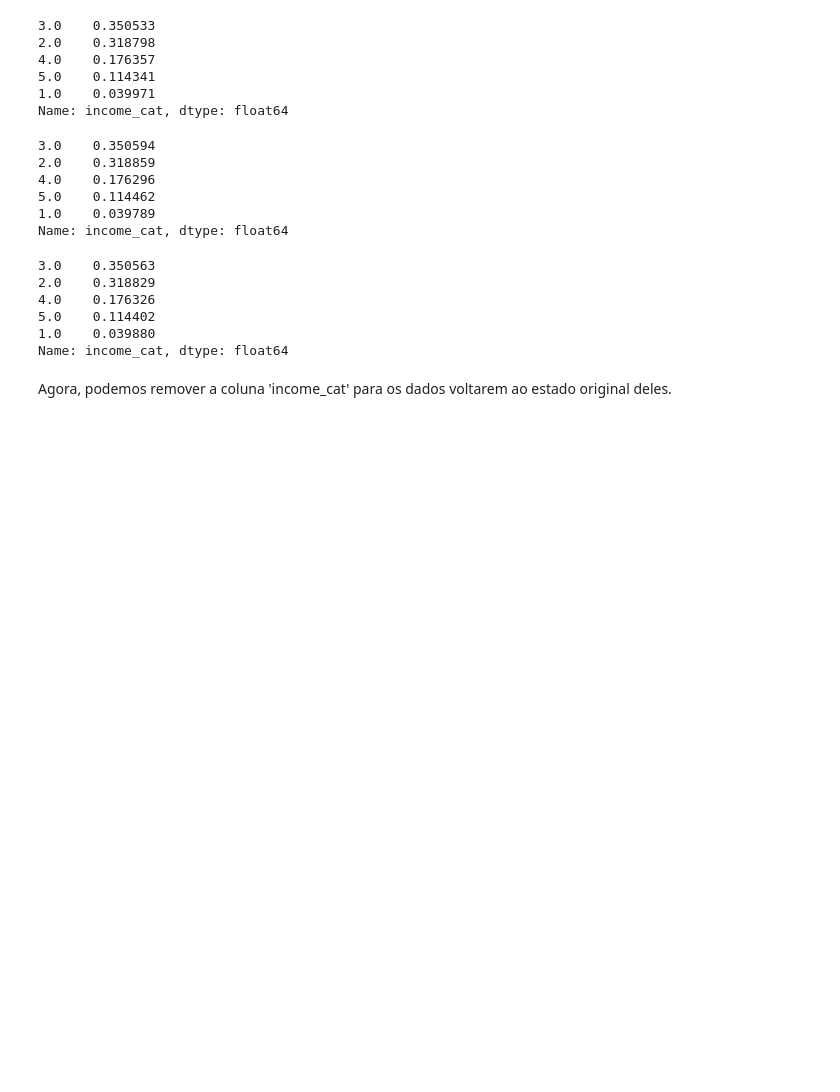
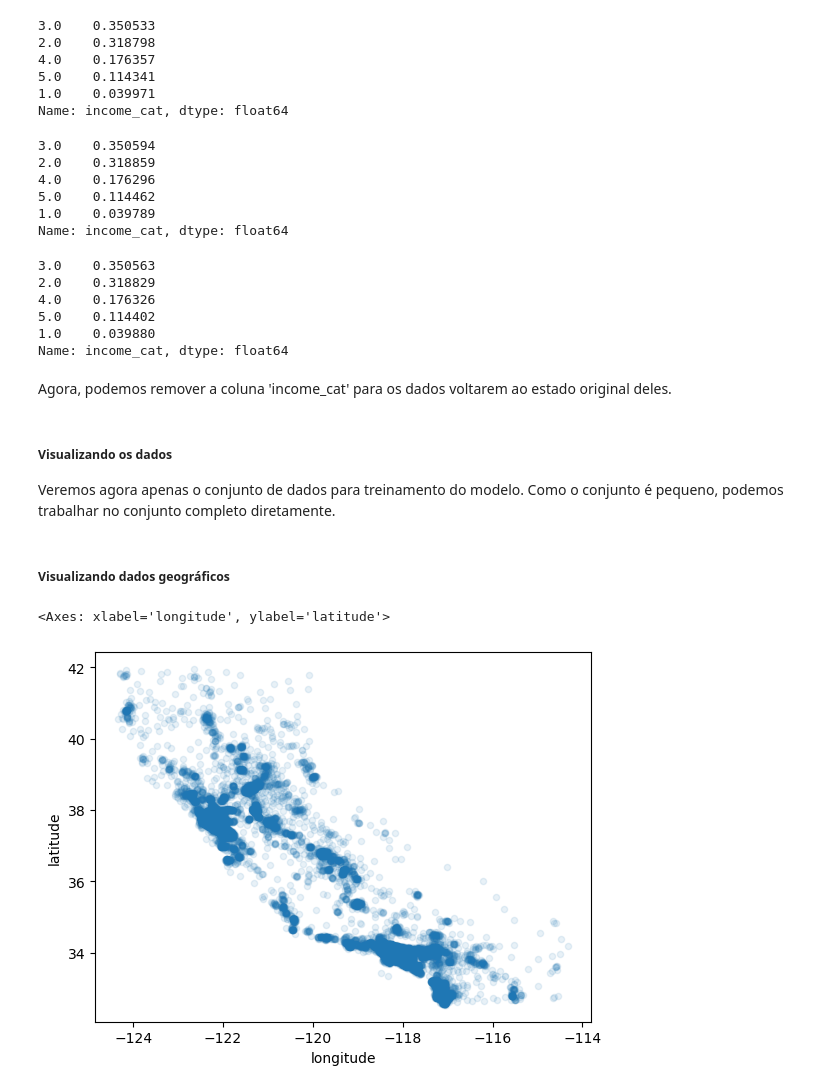
Before and after one commit to LudmilaGomes/data-ia-python, a Jupyter notebook: Housing.ipynb, the cells around one changed output. Drawn from its saved outputs; the diff is of its cells as text; code cells hidden in the pictures; blank space fills up the shorter version.

Commit message:
Seguimento do estudo do exemplo Housing...

```diff
--- a/Housing.ipynb
+++ b/Housing.ipynb
@@ -240,3 +240,19 @@ Agora, podemos remover a coluna 'income_cat' para os dados voltarem ao estado or
 # %%
 for set_ in (strat_train_set, strat_test_set):
   set_.drop("income_cat", axis=1, inplace=True)
+# %% [markdown]
+##### Visualizando os dados
+
+Veremos agora apenas o conjunto de dados para treinamento do modelo. Como o conjunto é pequeno, podemos trabalhar no conjunto completo diretamente.
+# %%
+# cópia do dataset para que alterações não comprometam o conjunto de treinamento
+housing = strat_train_set.copy()
+# %% [markdown]
+##### Visualizando dados geográficos
+# %%
+# housing.plot(kind="scatter", x="longitude", y="latitude") # longitude x latitude
+# tipo scatter - gráfico de dispersão
+housing.plot(kind="scatter", x="longitude", y="latitude", alpha=0.1) # indica alta densidade de pontos de dados
+# %% [output]
+<Axes: xlabel='longitude', ylabel='latitude'>
+[figure, added]
```
Also changed, not shown: parts of 6 cells of this notebook.
